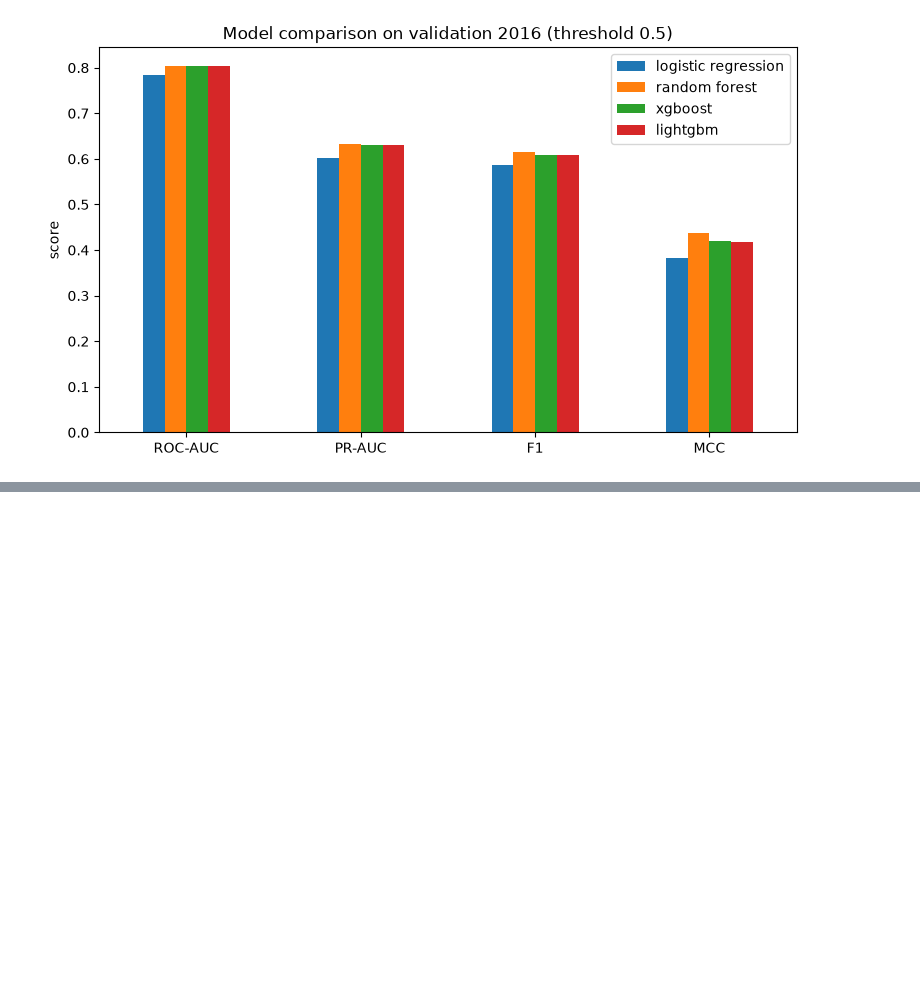
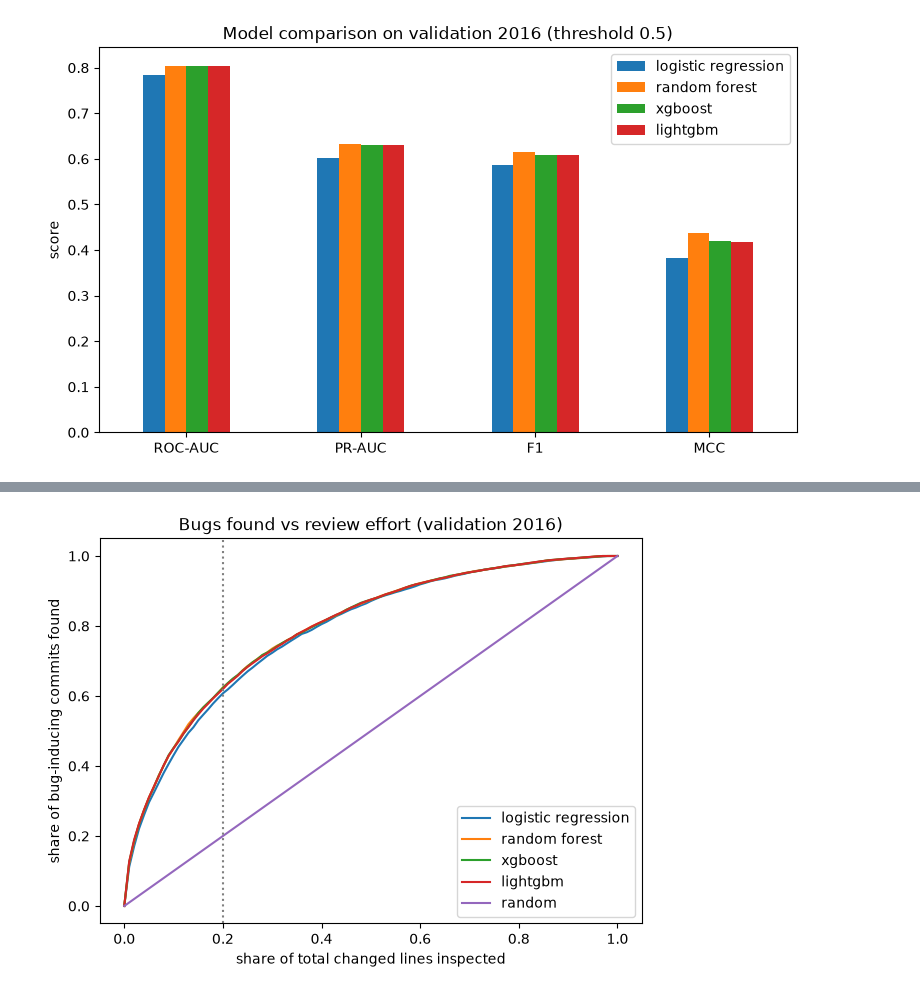
Before and after one commit to hangelaa/commit-wise, a Jupyter notebook: notebooks/03_model_comparison.ipynb, the cells around one changed output, grey strips where cells are left out. Saved outputs shown, nothing was run; the diff lists cells and outputs as text; code cells hidden in the pictures; blank space fills up the shorter version.

Commit message:
Add model builders and four-model comparison on validation

```diff
--- a/notebooks/03_model_comparison.ipynb
+++ b/notebooks/03_model_comparison.ipynb
@@ -71,0 +88,20 @@ results.round(4).to_csv("../results/03_model_comparison_validation.csv")
+# %%
+import numpy as np
+from src.evaluation.metrics import best_threshold, effort_curve, recall_at_effort
+
+y_val = validation[LABEL]
+effort = (validation["la"] + validation["ld"]).to_numpy()
+
+rows = {}
+for name, p in proba.items():
+    t = best_threshold(y_val, p)
+    row = evaluate(y_val, p, threshold=t)
+    row["threshold"] = t
+    row["flagged share"] = (p >= t).mean()
+    row["Recall@20%Effort"] = recall_at_effort(y_val, p, effort, 0.2)
+    row["Recall@20%Effort (per line)"] = recall_at_effort(y_val, p / (effort + 1), effort, 0.2)
+    rows[name] = row
+
+tuned = pd.DataFrame(rows)
+tuned.round(4).to_csv("../results/03_tuned_validation.csv")
+tuned.round(3)
@@ -71,0 +121,15 @@ results.round(4).to_csv("../results/03_model_comparison_validation.csv")
+# %%
+grid = np.linspace(0, 1, 101)
+curves = {}
+for name, p in proba.items():
+    x, y = effort_curve(y_val, p / (effort + 1), effort)
+    curves[name] = np.interp(grid, x, y)
+curves["random"] = grid
+
+ax = pd.DataFrame(curves, index=grid).plot(figsize=(7, 5), title="Bugs found vs review effort (validation 2016)")
+ax.set_xlabel("share of total changed lines inspected")
+ax.set_ylabel("share of bug-inducing commits found")
+ax.axvline(0.2, color="gray", linestyle=":")
+ax.figure.savefig("../reports/figures/03_effort_curves.png", dpi=150, bbox_inches="tight")
+# %% [output]
+[figure, added]
```
Also changed, not shown: parts of 3 cells of this notebook, 3 other files.
